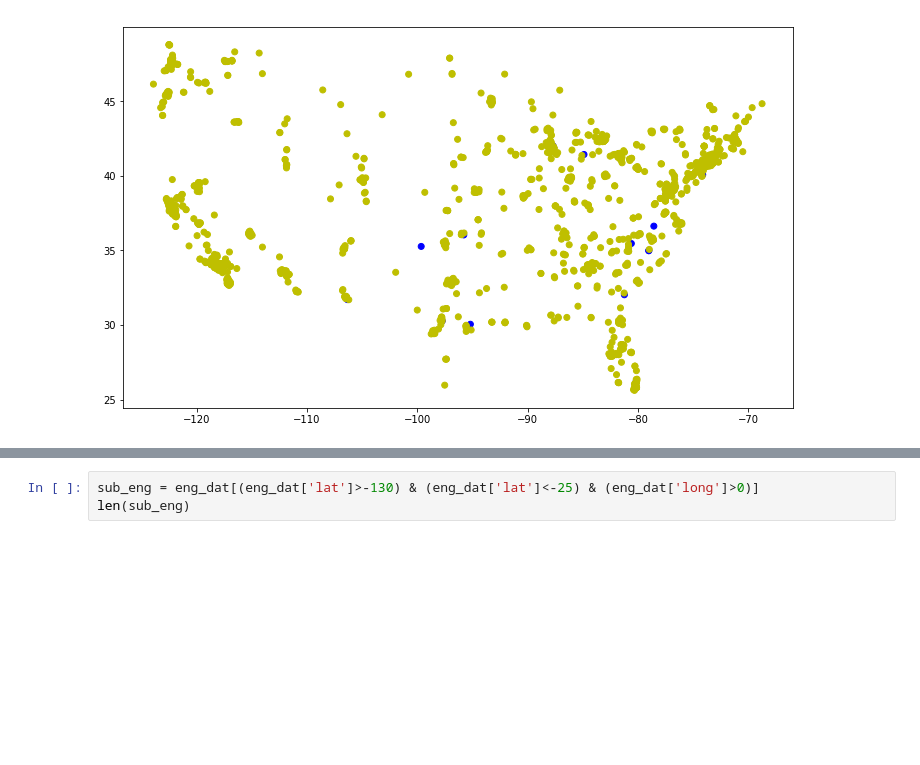
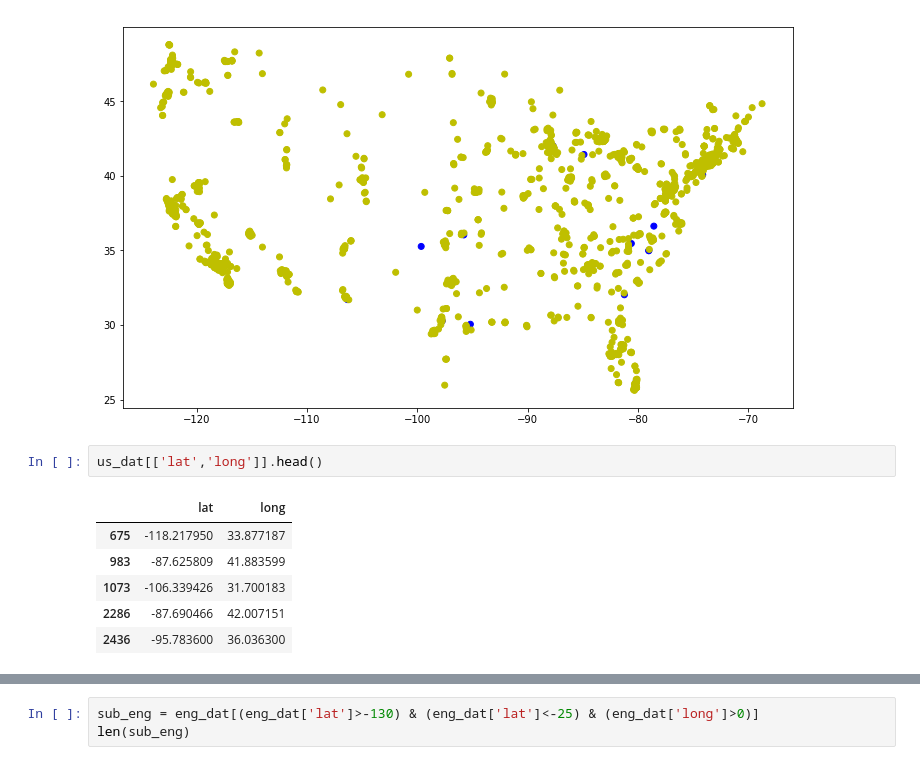
Before and after one commit to karinapatel/food-desert-prediction, a Jupyter notebook: basemap_testing.ipynb, the cells around one changed output, grey strips where cells are left out. Saved outputs shown, nothing was run; the diff lists cells and outputs as text; blank space fills up the shorter version.

```diff
--- a/basemap_testing.ipynb
+++ b/basemap_testing.ipynb
@@ -88,3 +102,12 @@ ax.scatter(us_dat['lat'],us_dat['long'],c = us_col)
 # %% [output]
 <matplotlib.collections.PathCollection at 0x...>
 [figure]
+# %%
+us_dat[['lat','long']].head()
+# %% [output]
+|  | lat | long |
+| 675 | -118.217950 | 33.877187 |
+| 983 | -87.625809 | 41.883599 |
+| 1073 | -106.339426 | 31.700183 |
+| 2286 | -87.690466 | 42.007151 |
+| 2436 | -95.783600 | 36.036300 |
```
Also changed, not shown: parts of 25 cells of this notebook, 5 other files.
